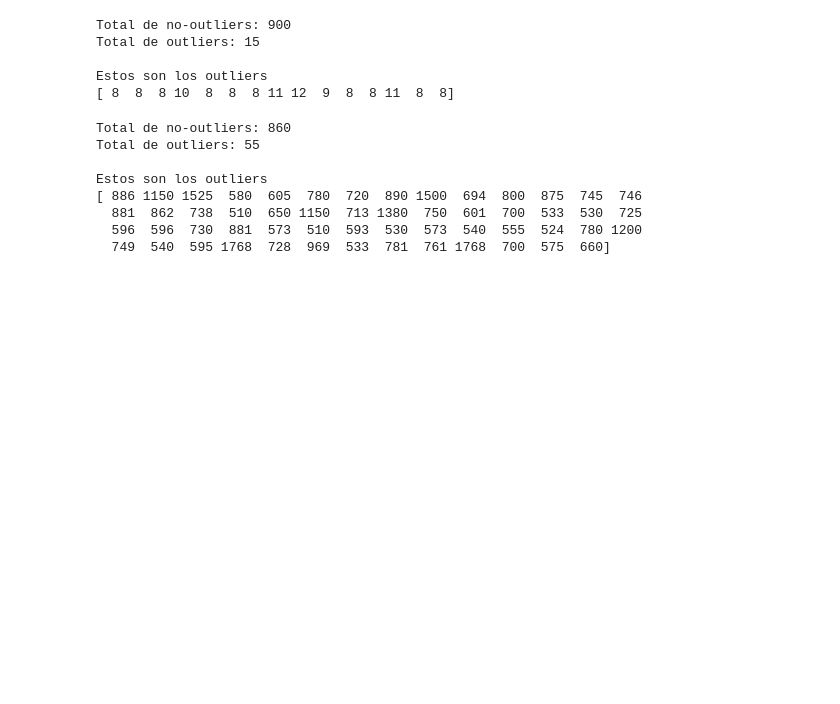
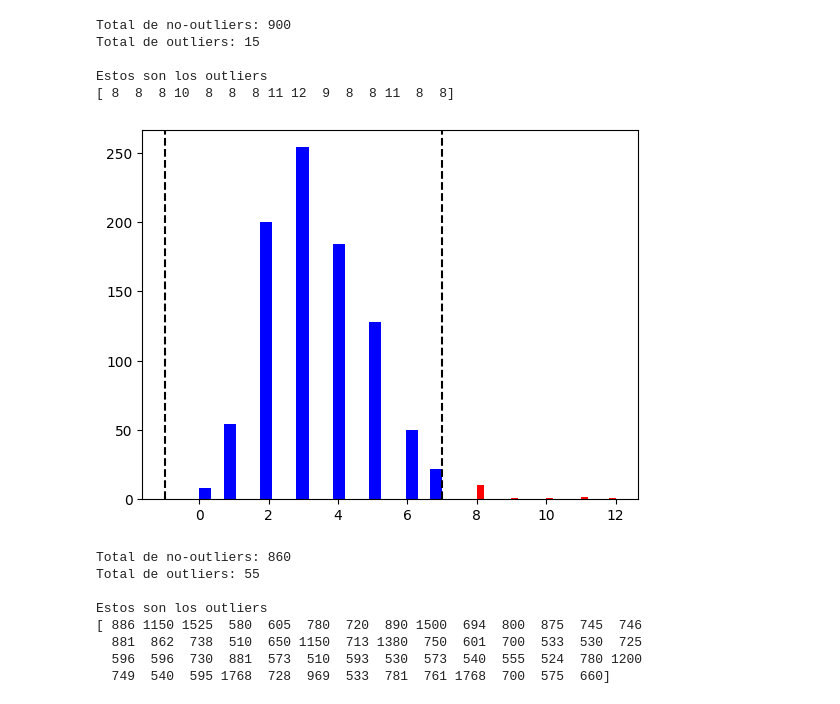
Before and after one commit to mplazap/Bootcamp_ejercicios, a Jupyter notebook: Tema 2 - Matematicas y Estadistica/Ejercicio evaluable (19-12-2024)/M2 - Marino Plaza.ipynb, the cells around one changed output. Saved outputs shown, nothing was run; the diff lists cells and outputs as text; code cells hidden in the pictures; blank space fills up the shorter version.

```diff
--- a/Tema 2 - Matematicas y Estadistica/Ejercicio evaluable (19-12-2024)/M2 - Marino Plaza.ipynb
+++ b/Tema 2 - Matematicas y Estadistica/Ejercicio evaluable (19-12-2024)/M2 - Marino Plaza.ipynb
@@ -1210,3 +1274,31 @@ Estos son los outliers
+# %%
+# Grafico outliers tukey habitaciones
+
+q1_roms_tukey = np.quantile(roms, 0.25)
+q3_roms_tukey = np.quantile(roms, 0.75)
+
+ric_roms_tukey = q3_roms_tukey - q1_roms_tukey
+
+k = 1.5
+lim_l_roms_tukey = q1_roms_tukey - k*ric_roms_tukey
+lim_r_roms_tukey = q3_roms_tukey + k*ric_roms_tukey
+
+
+# No-Outliers
+plt.hist(norm_roms_tukey, bins = 20, color = "blue")
+
+# Outliers
+plt.hist(outli_roms_tukey, bins = 20, color = "red")
+
+# Q1 - 1.5*ric
+plt.axvline(lim_l_roms_tukey, color = "black", linestyle = "--")
+
+# Q3 + 1.5*ric
+plt.axvline(lim_r_roms_tukey, color = "black", linestyle = "--")
+
+plt.show()
+# %% [output]
+[figure, added]
 # %%
 # Tukey metros
 
```
Also changed, not shown: parts of 21 cells of this notebook.
